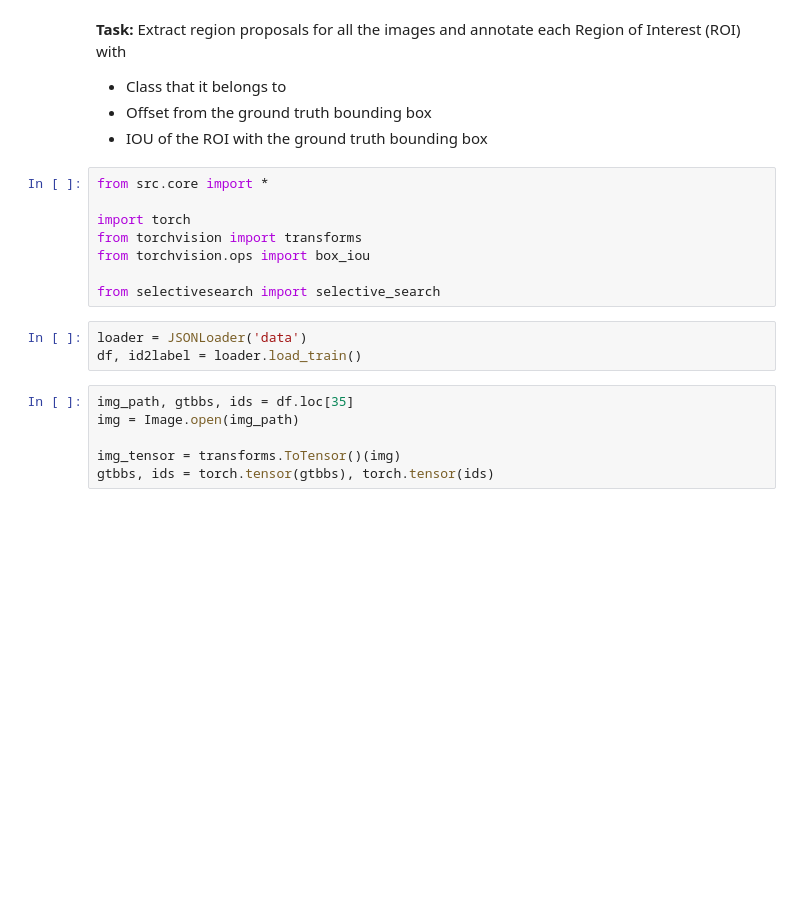
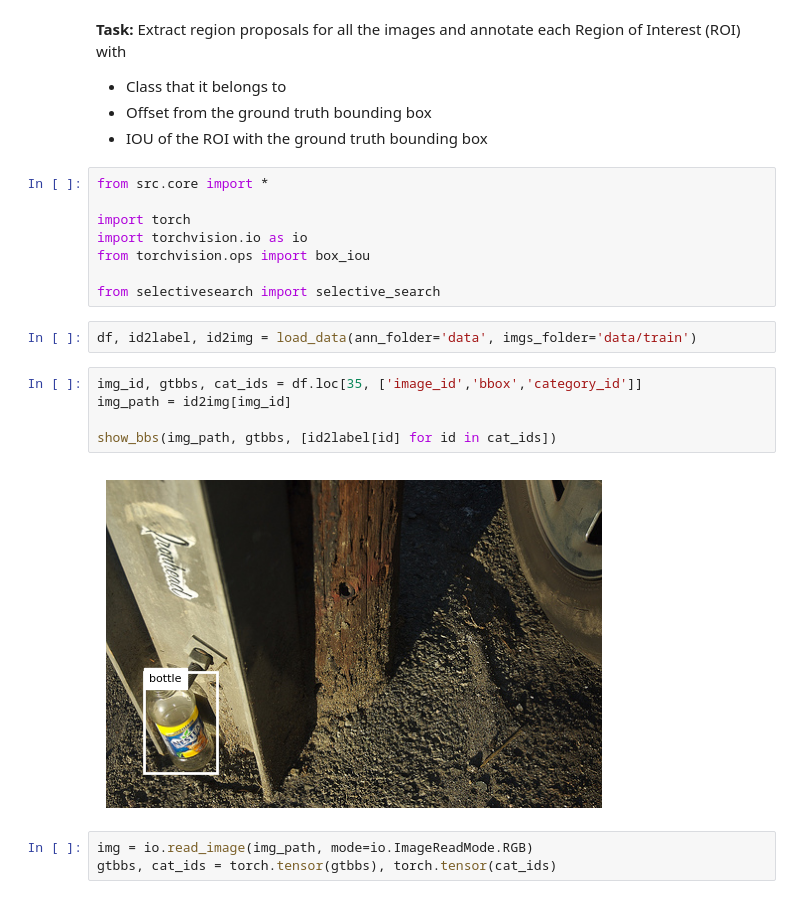
Before and after one commit to utkarsh-1232/Object-Detection, a Jupyter notebook: 02_rois.ipynb, the cells around one changed output. Saved outputs shown, nothing was run; the diff lists cells and outputs as text; blank space fills up the shorter version.

```diff
--- a/02_rois.ipynb
+++ b/02_rois.ipynb
@@ -8,17 +8,20 @@ Extract region proposals for all the images and annotate each Region of Interest
 from src.core import *
 
 import torch
-from torchvision import transforms
+import torchvision.io as io
 from torchvision.ops import box_iou
 
 from selectivesearch import selective_search
-# %%
-loader = JSONLoader('data')
-df, id2label = loader.load_train()
-# %%
-img_path, gtbbs, ids = df.loc[35]
-img = Image.open(img_path)
-
-img_tensor = transforms.ToTensor()(img)
-gtbbs, ids = torch.tensor(gtbbs), torch.tensor(ids)
+# %%
+df, id2label, id2img = load_data(ann_folder='data', imgs_folder='data/train')
+# %%
+img_id, gtbbs, cat_ids = df.loc[35, ['image_id','bbox','category_id']]
+img_path = id2img[img_id]
+
+show_bbs(img_path, gtbbs, [id2label[id] for id in cat_ids])
+# %% [output]
+[figure, added]
+# %%
+img = io.read_image(img_path, mode=io.ImageReadMode.RGB)
+gtbbs, cat_ids = torch.tensor(gtbbs), torch.tensor(cat_ids)
 # %%
```
Also changed, not shown: parts of 11 cells of this notebook, 1 other file.
